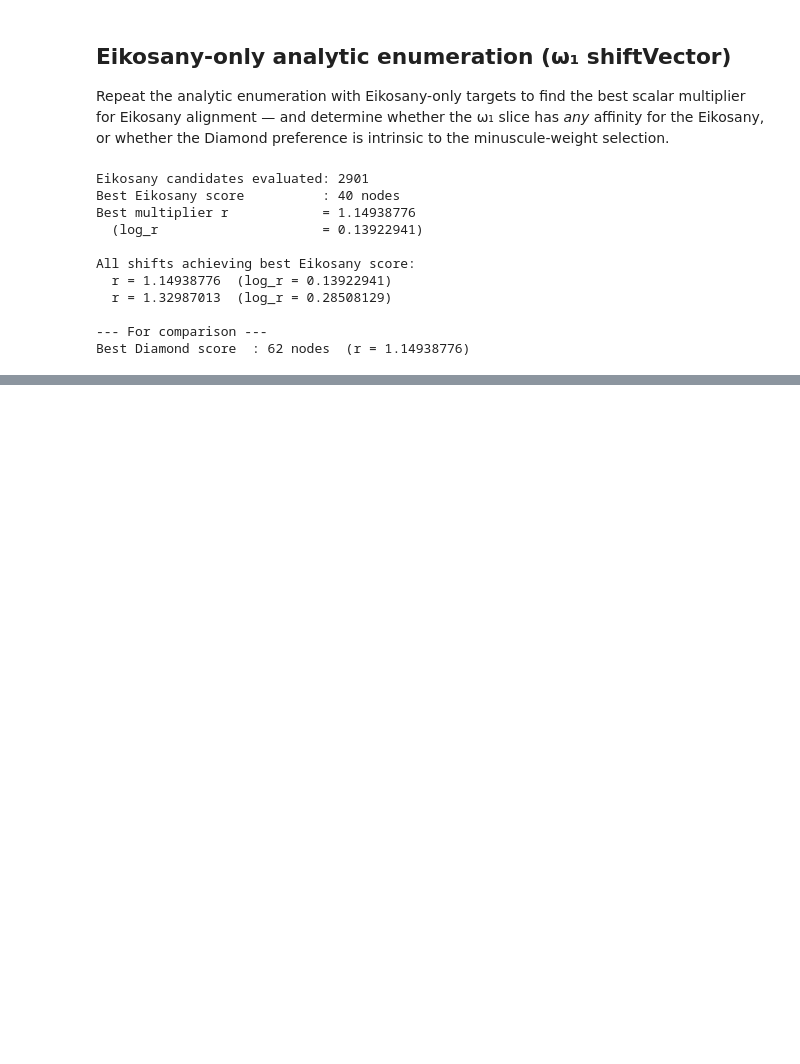
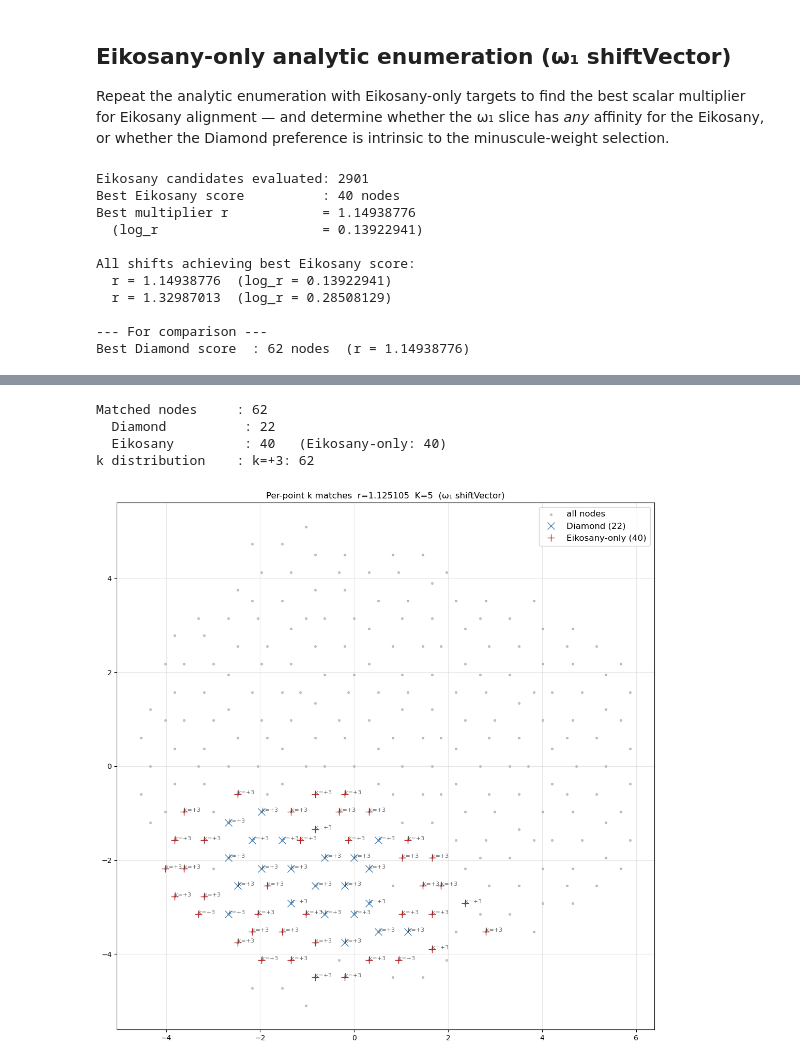
Before and after one commit to armandjbeaudoin/JI_tiling, a Jupyter notebook: notebooks/combined_optimization.ipynb, the cells around one changed output, grey strips where cells are left out. Cells and saved outputs as stored; diff of their text form; code cells hidden in the pictures; blank space fills up the shorter version.

```diff
--- a/notebooks/combined_optimization.ipynb
+++ b/notebooks/combined_optimization.ipynb
@@ -350,9 +396,9 @@ pt                                     orig ratio      ×r ratio       set
 [figure]
 # %%
-import json
-
 ji_data = {
-    "freqRatioScalar": float(best_r),
+    "freqRatioScalar": float(best_frac),   # exact rational (see rationality cell above)
+    "freqRatioNum":    int(best_frac.numerator),
+    "freqRatioDen":    int(best_frac.denominator),
     "diamondCount":    int(is_d.sum()),
     "diamondNodes":    xy_match[is_d].tolist(),
     "eikosanyCount":   int(is_e.sum()),
@@ -418,0 +521,69 @@ Best Diamond score  : 62 nodes  (r = 1.14938776)
+# %%
+# For each point, find its best k at log_r = best_log_r_k.
+log_norm_best       = (log_norm_fixed + best_log_r_k) % log2
+best_k_per_pt       = np.zeros(n_pts, dtype=int)
+best_dist_per_pt    = np.full(n_pts, np.inf)
+best_target_per_pt  = np.full(n_pts, -1, dtype=int)
+
+for k in k_range_k:
+    shifted   = (log_norm_best + k * log_uniform) % log2
+    diffs     = np.abs(shifted[:, None] - target_log_norm[None, :])
+    diffs     = np.minimum(diffs, log2 - diffs)
+    min_dist  = diffs.min(axis=1)
+    better    = min_dist < best_dist_per_pt
+    best_dist_per_pt[better]   = min_dist[better]
+    best_k_per_pt[better]      = k
+    best_target_per_pt[better] = diffs.argmin(axis=1)[better]
+
+is_match_k = best_dist_per_pt < 1e-7
+
+# Diamond vs Eikosany categorisation under the per-point-k matching
+diamond_log_k = np.log(diamond_float) % log2
+eiko_log_k    = np.log(eiko_float)    % log2
+matched_idx   = np.where(is_match_k)[0]
+match_log     = (log_norm_fixed[matched_idx]
+                 + best_log_r_k
+                 + best_k_per_pt[matched_idx] * log_uniform) % log2
+is_d_k = _circ_dists(match_log, diamond_log_k).min(axis=1) < 1e-7
+is_e_k = _circ_dists(match_log, eiko_log_k).min(axis=1) < 1e-7
+
+k_unique, k_counts = np.unique(best_k_per_pt[is_match_k], return_counts=True)
+
+print(f'Matched nodes     : {is_match_k.sum()}')
+print(f'  Diamond          : {is_d_k.sum()}')
+print(f'  Eikosany         : {is_e_k.sum()}   (Eikosany-only: {(is_e_k & ~is_d_k).sum()})')
+print(f'k distribution    : ' + ', '.join(f'k={int(k):+d}: {int(c)}' for k, c in zip(k_unique, k_counts)))
+
+# Visualisation
+xy_all   = (sel_int_fixed + sv_fixed) @ p.T
+xy_match = xy_all[matched_idx]
+
+fig, ax = plt.subplots(figsize=(11, 11))
+ax.scatter(xy_all[:, 0], xy_all[:, 1], s=8, color='grey', alpha=0.4, label='all nodes')
+
+d_mask = is_d_k
+e_only = is_e_k & ~is_d_k
+if d_mask.any():
+    ax.plot(xy_match[d_mask, 0], xy_match[d_mask, 1], 'x', color='steelblue',
+            markersize=10, label=f'Diamond ({d_mask.sum()})', zorder=3)
+if e_only.any():
+    ax.plot(xy_match[e_only, 0], xy_match[e_only, 1], '+', color='firebrick',
+            markersize=10, label=f'Eikosany-only ({e_only.sum()})', zorder=3)
+
+for j, i in enumerate(matched_idx):
+    if best_k_per_pt[i] != 0:
+        ax.annotate(f'k={best_k_per_pt[i]:+d}', xy=xy_match[j],
+                    fontsize=8, color='black', alpha=0.6)
+
+ax.legend(fontsize=12)
+ax.set_aspect('equal')
+ax.grid(True, alpha=0.3)
+ax.set_title(f'Per-point k matches  r={best_r_k:.6f}  K={K_BOUND}  (ω₁ shiftVector)')
+plt.tight_layout()
+plt.show()
+# %% [output]
+Matched nodes     : 62
+  Diamond          : 22
+  Eikosany         : 40   (Eikosany-only: 40)
+k distribution    : k=+3: 62
+[figure, added]
```
Also changed, not shown: parts of 19 cells of this notebook, 10 other files.
